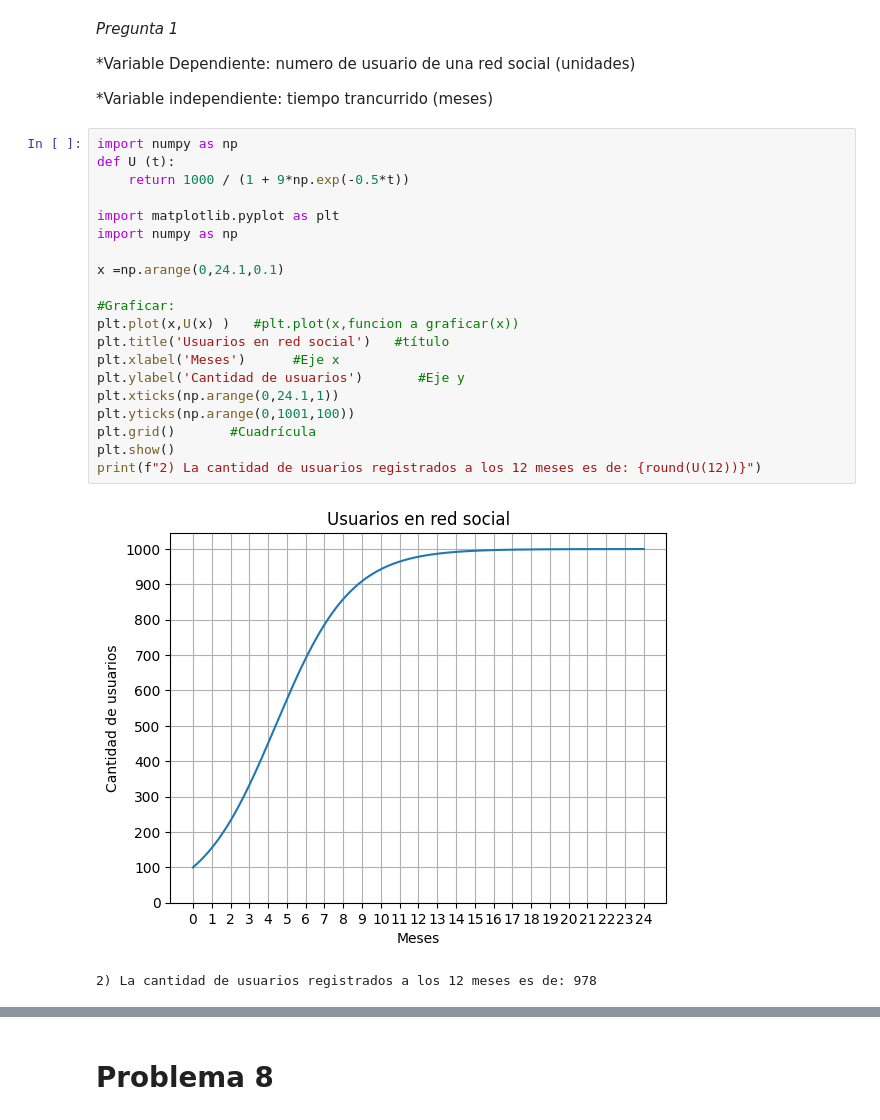
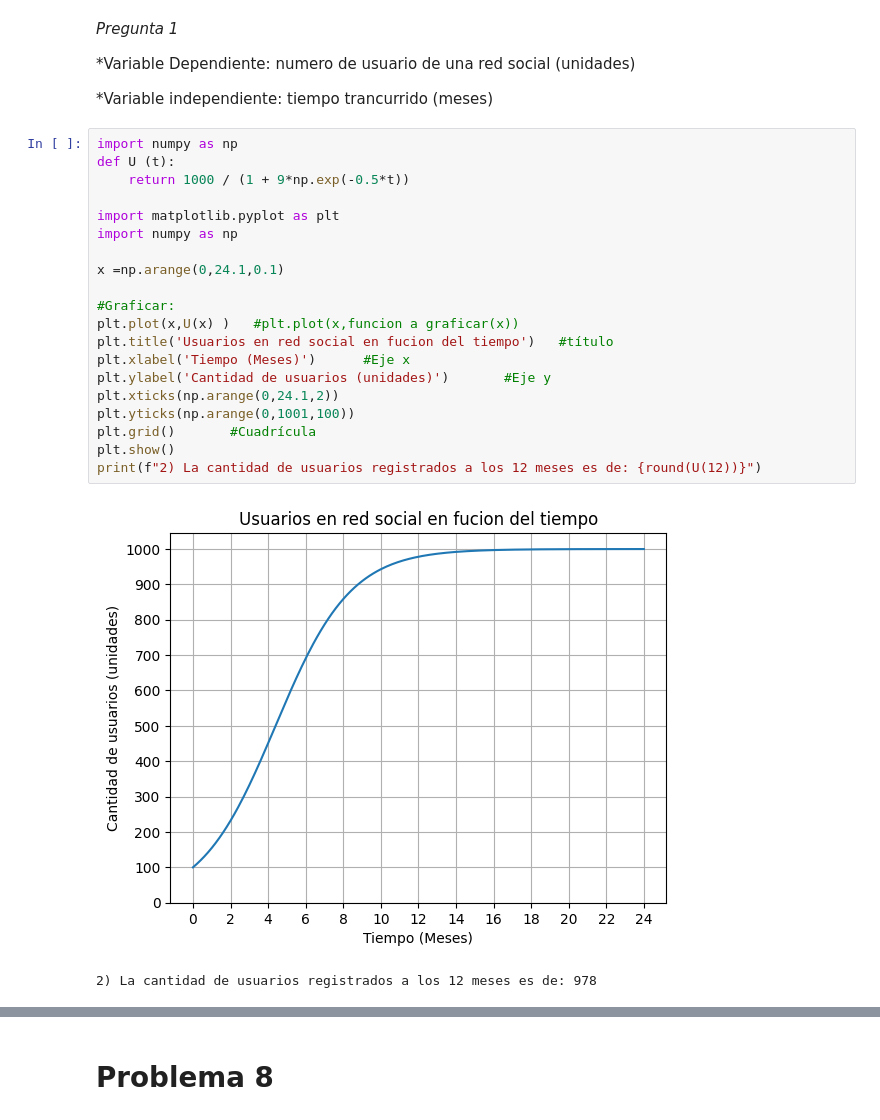
Before and after one commit to nicolasandovalm-svg/ejerciciosPython2026, a Jupyter notebook: Matematica Aplicada/G1_Funciones.ipynb, the cells around one changed output, grey strips where cells are left out. Drawn from its saved outputs; the diff is of its cells as text.

```diff
--- a/Matematica Aplicada/G1_Funciones.ipynb
+++ b/Matematica Aplicada/G1_Funciones.ipynb
@@ -195,23 +195,23 @@ def U(t):
 # %%
 import numpy as np
 def U (t):
     return 1000 / (1 + 9*np.exp(-0.5*t))
 
 import matplotlib.pyplot as plt
 import numpy as np
 
 x =np.arange(0,24.1,0.1)
 
 #Graficar:
 plt.plot(x,U(x) )   #plt.plot(x,funcion a graficar(x))
-plt.title('Usuarios en red social')   #título
-plt.xlabel('Meses')      #Eje x
-plt.ylabel('Cantidad de usuarios')       #Eje y
-plt.xticks(np.arange(0,24.1,1))
+plt.title('Usuarios en red social en fucion del tiempo')   #título
+plt.xlabel('Tiempo (Meses)')      #Eje x
+plt.ylabel('Cantidad de usuarios (unidades)')       #Eje y
+plt.xticks(np.arange(0,24.1,2))
 plt.yticks(np.arange(0,1001,100))
 plt.grid()       #Cuadrícula
 plt.show()
 print(f"2) La cantidad de usuarios registrados a los 12 meses es de: {round(U(12))}")
 # %% [output]
-[figure, old version]
+[figure, new version]
 2) La cantidad de usuarios registrados a los 12 meses es de: 978
```
Also changed, not shown: parts of 1 cell of this notebook.
